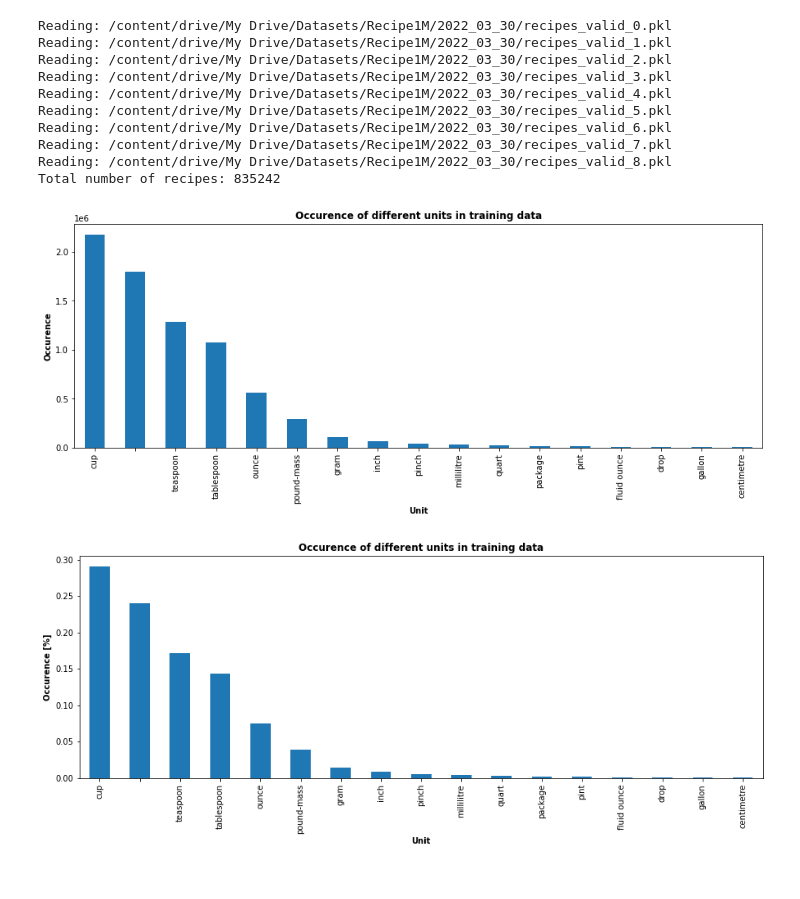
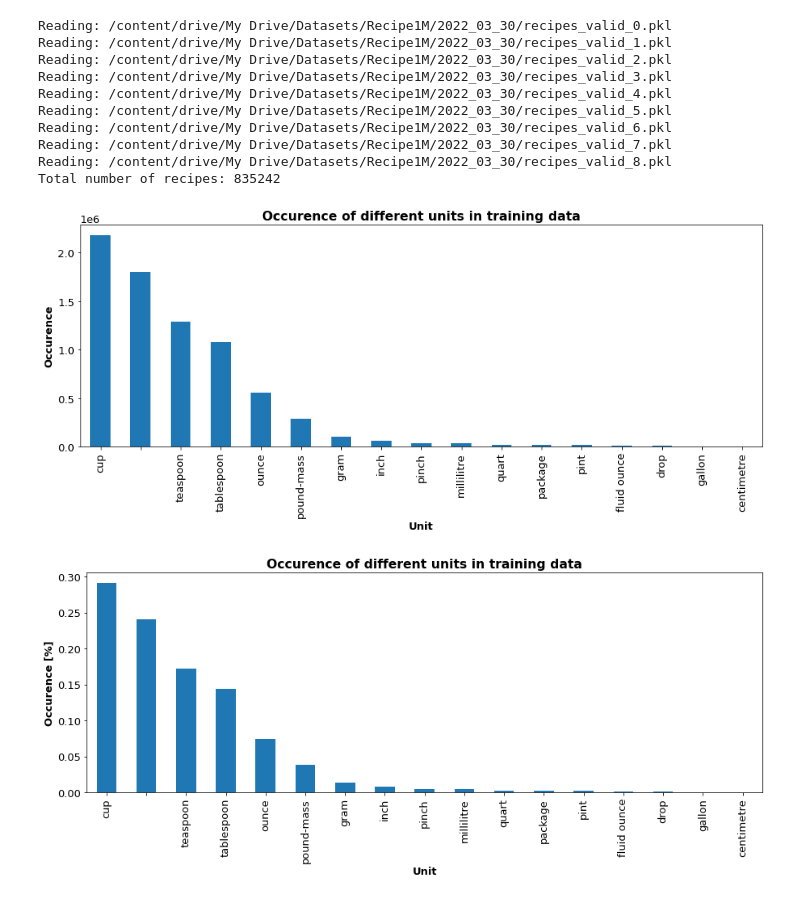
Before and after one commit to mscholl96/mad-recime, a Jupyter notebook: data/recipe1M/parser/evaluation.ipynb, the cells around one changed output. Cells and saved outputs as stored; diff of their text form; code cells hidden in the pictures.

Commit message:
Font size change

```diff
--- a/data/recipe1M/parser/evaluation.ipynb
+++ b/data/recipe1M/parser/evaluation.ipynb
@@ -51,16 +51,20 @@ unique_ingredients = data.ingredient.value_counts()[0:30]
 unique_ingredients_norm = unique_ingredients / len(recipes)
 # %%
 import matplotlib.pyplot as plt
+import matplotlib
+matplotlib.rcParams.update({'font.size': 13})
 plot = unique_units.plot.bar(figsize=(15,5), align='center')
 plot.set_xlabel('Unit', fontdict=dict(weight='bold'))
 plot.set_ylabel('Occurence', fontdict=dict(weight='bold'))
 plot.set_title('Occurence of different units in training data', fontdict=dict(weight='bold'))
 plt.savefig(f'{FILE_DIR}units.png', bbox_inches='tight', dpi=200)
 plt.show()
 # %% [output]
-[figure, old version]
+[figure, new version]
 # %%
 import matplotlib.pyplot as plt
+import matplotlib
+matplotlib.rcParams.update({'font.size': 13})
 plot = unique_units_norm.plot.bar(figsize=(15,5), align='center')
 plot.set_xlabel('Unit', fontdict=dict(weight='bold'))
 plot.set_ylabel('Occurence [%]', fontdict=dict(weight='bold'))
@@ -68,6 +72,6 @@ plot.set_title('Occurence of different units in training data', fontdict=dict(we
 plt.savefig(f'{FILE_DIR}units_norm.png', bbox_inches='tight', dpi=200)
 plt.show()
 # %% [output]
-[figure, old version]
+[figure, new version]
 # %%
 import matplotlib.pyplot as plt
```
Also changed, not shown: parts of 1 cell of this notebook.
